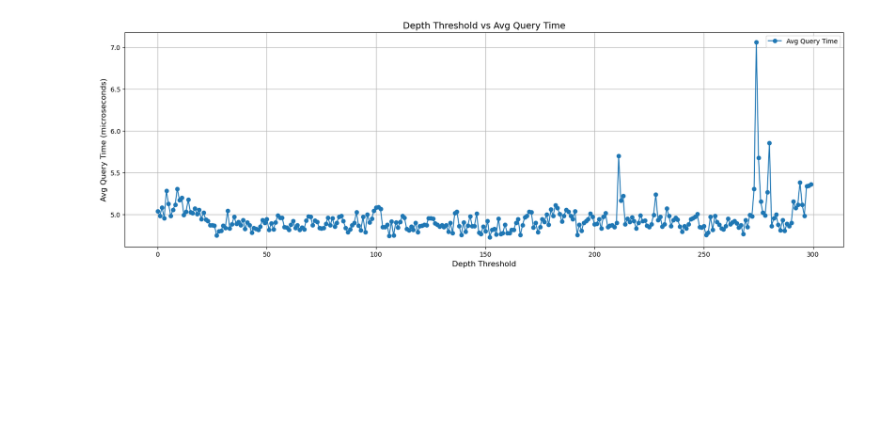
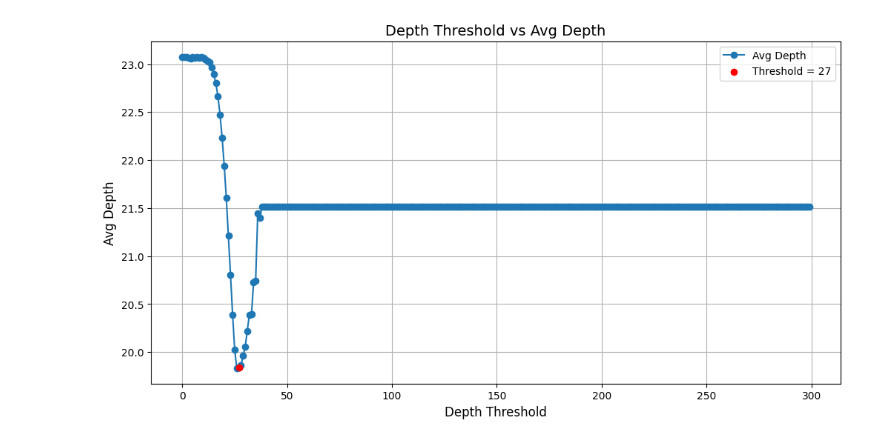
Before and after one commit to phattd15/depth-aware-splay-tree, a Jupyter notebook: output/dast_analysis/note.ipynb, the cells around one changed output. Saved outputs shown, nothing was run; the diff lists cells and outputs as text; code cells hidden in the pictures; blank space fills up the shorter version.

```diff
--- a/output/dast_analysis/note.ipynb
+++ b/output/dast_analysis/note.ipynb
@@ -61,14 +68,20 @@ Test Size: 100000
 # %%
-plt.figure(figsize=(20, 6))
+plt.figure(figsize=(12, 6))
 
-plt.plot(df['depth_threshold'], df['avg_query_time(microseconds)'], label='Avg Query Time', linestyle='-', marker='o')
-plt.title('Depth Threshold vs Avg Query Time', fontsize=14)
+plt.plot(df['depth_threshold'], df['avg_depth'], label='Avg Depth', linestyle='-', marker='o')
+plt.title('Depth Threshold vs Avg Depth', fontsize=14)
 plt.xlabel('Depth Threshold', fontsize=12)
-plt.ylabel('Avg Query Time (microseconds)', fontsize=12)
+plt.ylabel('Avg Depth', fontsize=12)
 plt.grid(True)
+
+# Highlight the point where threshold=27
+threshold_value = 27
+pp = df[df['depth_threshold'] == threshold_value]['avg_depth'].iloc[0]
+plt.scatter(threshold_value, pp, color='red', label=f'Threshold = {threshold_value}', zorder=5)
+
 plt.legend()
 
 plt.show()
 # %% [output]
-[figure, old version]
+[figure, new version]
 # %%
```
Also changed, not shown: parts of 5 cells of this notebook.
